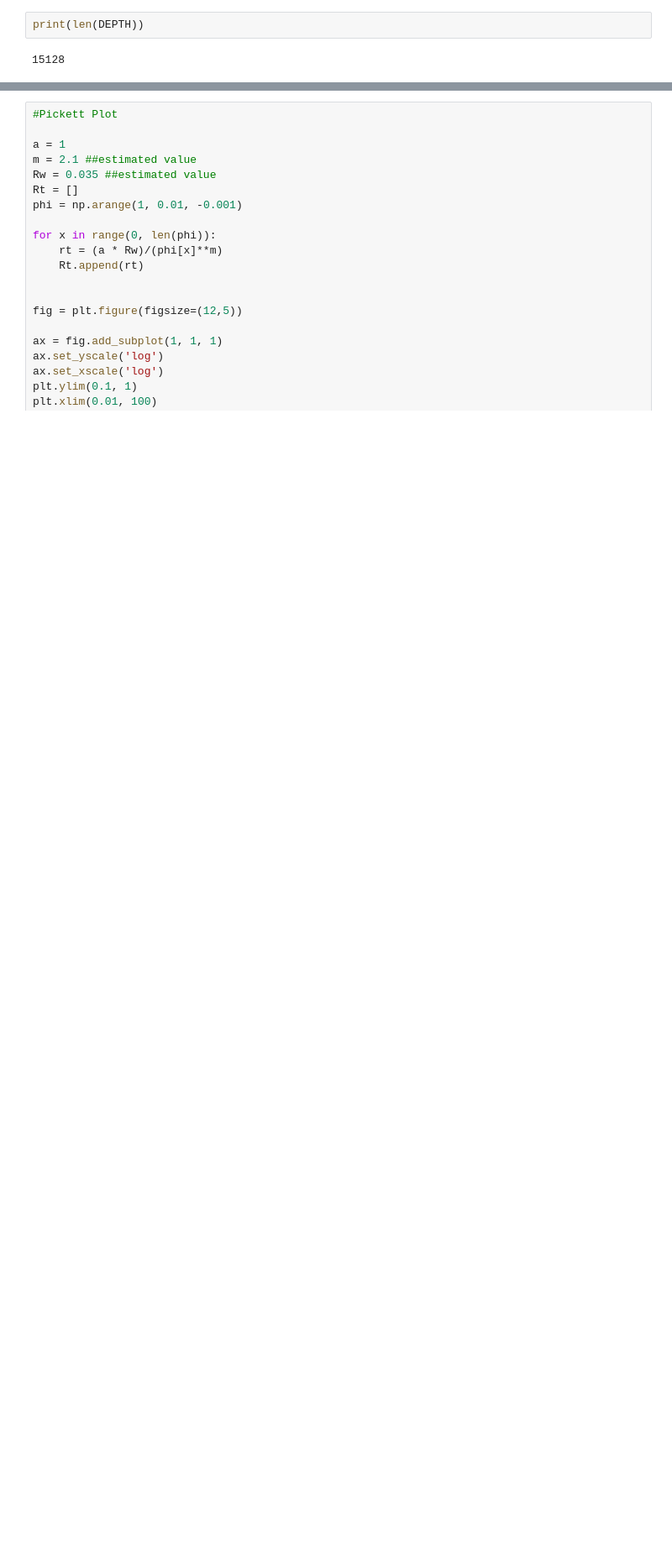
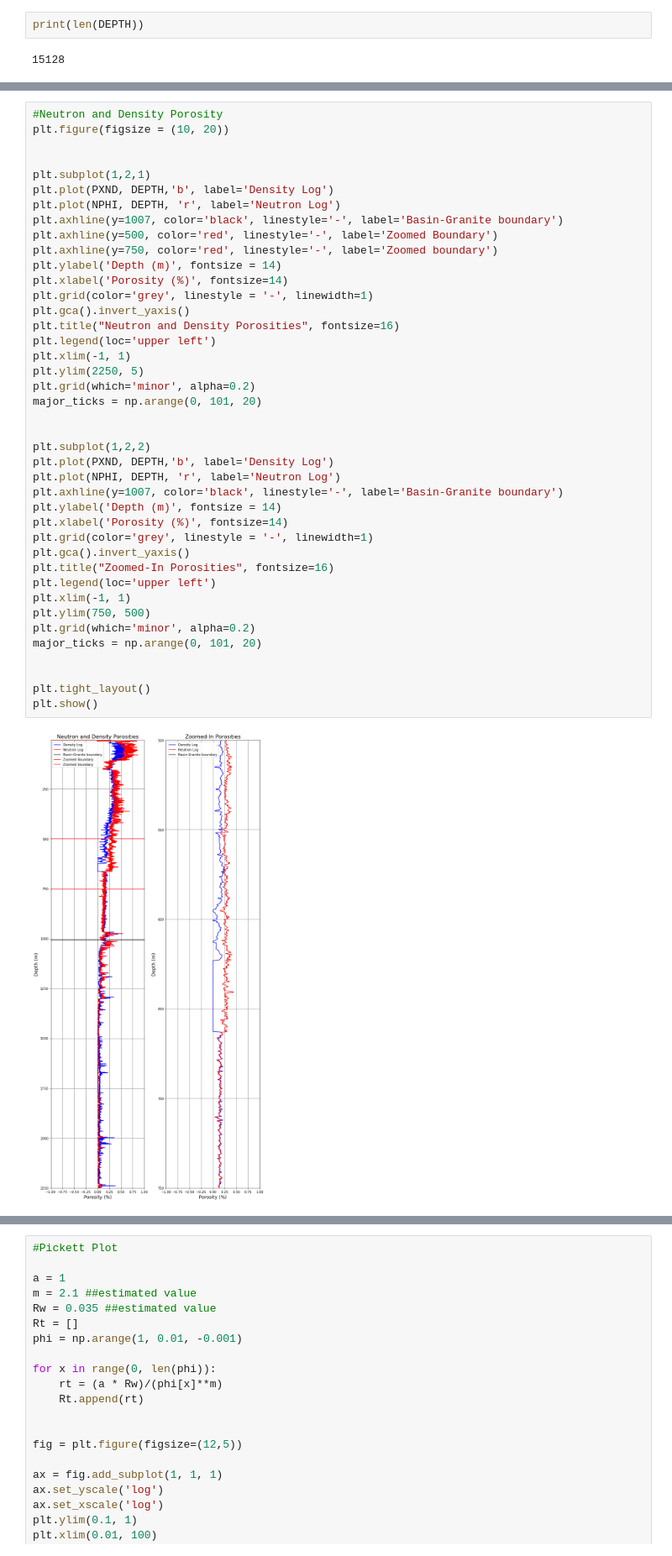
Before and after one commit to OpenGeoVis/GeothermalDesignChallenge, a Jupyter notebook: codebooks/well_data/58-32/5832_logs.ipynb, the cells around one changed output, grey strips where cells are left out. Shown: that part at 84% size. Drawn from its saved outputs; the diff is of its cells as text; blank space fills up the shorter version.

```diff
--- a/codebooks/well_data/58-32/5832_logs.ipynb
+++ b/codebooks/well_data/58-32/5832_logs.ipynb
@@ -152,2 +161,45 @@ plt.show()
+# %%
+#Neutron and Density Porosity
+plt.figure(figsize = (10, 20))
+
+
+plt.subplot(1,2,1)
+plt.plot(PXND, DEPTH,'b', label='Density Log')
+plt.plot(NPHI, DEPTH, 'r', label='Neutron Log')
+plt.axhline(y=1007, color='black', linestyle='-', label='Basin-Granite boundary')
+plt.axhline(y=500, color='red', linestyle='-', label='Zoomed Boundary')
+plt.axhline(y=750, color='red', linestyle='-', label='Zoomed boundary')
+plt.ylabel('Depth (m)', fontsize = 14)
+plt.xlabel('Porosity (%)', fontsize=14)
+plt.grid(color='grey', linestyle = '-', linewidth=1)
+plt.gca().invert_yaxis()
+plt.title("Neutron and Density Porosities", fontsize=16)
+plt.legend(loc='upper left')
+plt.xlim(-1, 1)
+plt.ylim(2250, 5)
+plt.grid(which='minor', alpha=0.2)
+major_ticks = np.arange(0, 101, 20)
+
+
+plt.subplot(1,2,2)
+plt.plot(PXND, DEPTH,'b', label='Density Log')
+plt.plot(NPHI, DEPTH, 'r', label='Neutron Log')
+plt.axhline(y=1007, color='black', linestyle='-', label='Basin-Granite boundary')
+plt.ylabel('Depth (m)', fontsize = 14)
+plt.xlabel('Porosity (%)', fontsize=14)
+plt.grid(color='grey', linestyle = '-', linewidth=1)
+plt.gca().invert_yaxis()
+plt.title("Zoomed-In Porosities", fontsize=16)
+plt.legend(loc='upper left')
+plt.xlim(-1, 1)
+plt.ylim(750, 500)
+plt.grid(which='minor', alpha=0.2)
+major_ticks = np.arange(0, 101, 20)
+
+
+plt.tight_layout()
+plt.show()
+# %% [output]
+[figure, added]
 # %%
 #Resistivity
```
Also changed, not shown: parts of 7 cells of this notebook, 5 other files.
